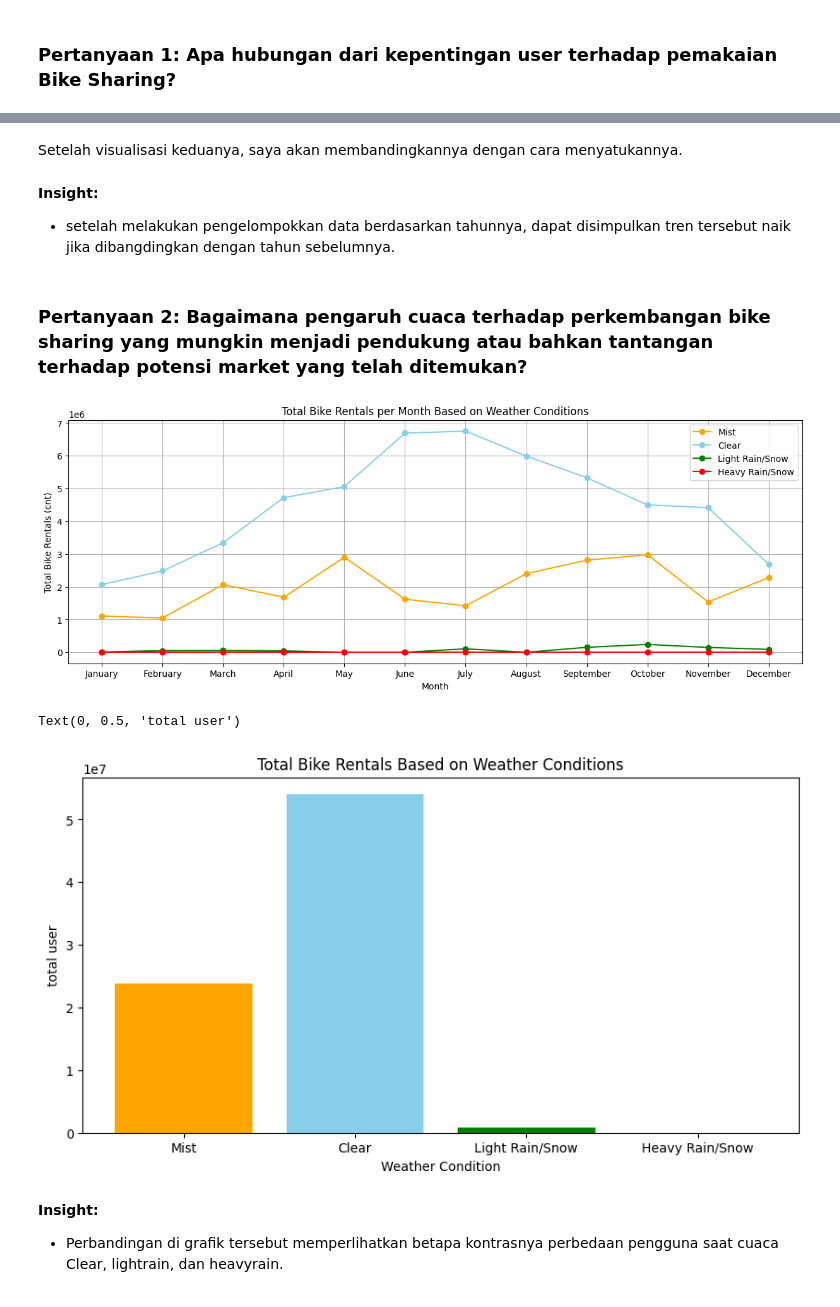
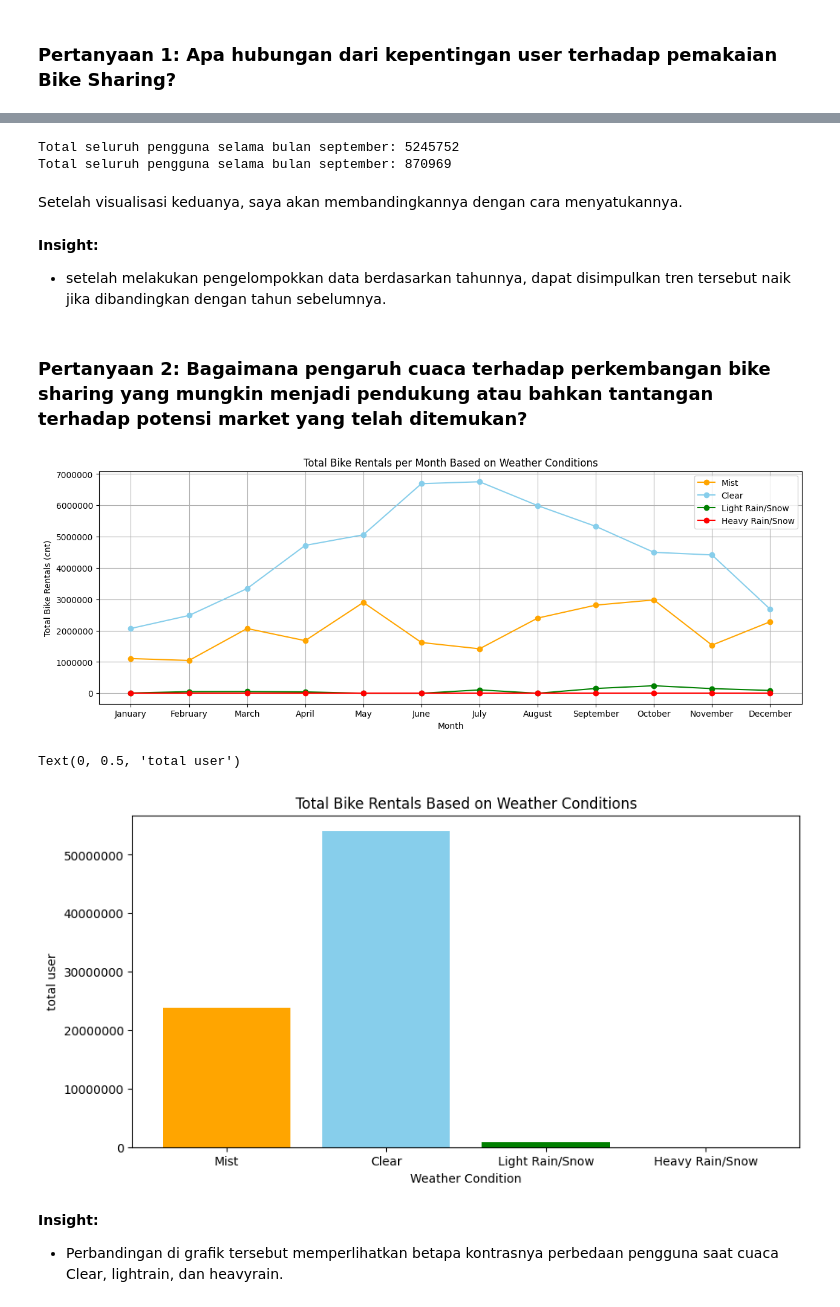
Before and after one commit to Occolus/latihanOlahData, a Jupyter notebook: Proyek_Analisis_Data.ipynb, the cells around one changed output, grey strips where cells are left out. Saved outputs shown, nothing was run; the diff lists cells and outputs as text; code cells hidden in the pictures.

```diff
--- a/Proyek_Analisis_Data.ipynb
+++ b/Proyek_Analisis_Data.ipynb
@@ -354,29 +356,42 @@ plt.show()
+# %%
+dataUserJanuary = merged_df[(merged_df['mnth'] == 'September')&(merged_df['yr'] == 1)][['dteday', 'casual', 'registered']]
+dataUserJanuary['total_users'] = dataUserJanuary['casual'] + dataUserJanuary['registered']
+totalUserSeptember = dataUserJanuary['total_users'].sum()
+print("Total seluruh pengguna selama bulan september:", totalUserSeptember)
+
+dataUserJanuary = merged_df[(merged_df['mnth'] == 'January')&(merged_df['yr'] == 0)][['dteday', 'casual', 'registered']]
+dataUserJanuary['total_users'] = dataUserJanuary['casual'] + dataUserJanuary['registered']
+totalUserSeptember = dataUserJanuary['total_users'].sum()
+print("Total seluruh pengguna selama bulan september:", totalUserSeptember)
+# %% [output]
+Total seluruh pengguna selama bulan september: 5245752
+Total seluruh pengguna selama bulan september: 870969
 # %% [markdown]
 Setelah visualisasi keduanya, saya akan membandingkannya dengan cara menyatukannya.
 # %% [markdown]
 **Insight:**
-- setelah melakukan pengelompokkan data berdasarkan tahunnya, dapat disimpulkan tren tersebut naik jika dibangdingkan dengan tahun sebelumnya.
+- setelah melakukan pengelompokkan data berdasarkan tahunnya, dapat disimpulkan tren tersebut naik jika dibandingkan dengan tahun sebelumnya.
 # %% [markdown]
 ### Pertanyaan 2: Bagaimana pengaruh cuaca terhadap perkembangan bike sharing yang mungkin menjadi pendukung atau bahkan tantangan terhadap potensi market yang telah ditemukan?
 # %%
 plt.figure(figsize=(15, 5))
 
 plt.plot(mist_data.index, mist_data.values, label='Mist', marker='o', color='orange')
 plt.plot(clear_data.index, clear_data.values, label='Clear', marker='o', color='skyblue')
 plt.plot(lightrain_data.index, lightrain_data.values, label='Light Rain/Snow', marker='o', color='green')
 plt.plot(Heavyrain_data.index, Heavyrain_data.values, label='Heavy Rain/Snow', marker='o', color='red')
 
 plt.grid(True)
 
 plt.title('Total Bike Rentals per Month Based on Weather Conditions')
 plt.xlabel('Month')
 plt.ylabel('Total Bike Rentals (cnt)')
-
+plt.ticklabel_format(axis='y',style='plain',scilimits=(0,0))
 plt.legend()
 
 plt.show()
 # %% [output]
-[figure, old version]
+[figure, new version]
 # %%
 weather_data = {
     'Mist': mist_data.sum(),
@@ -387,6 +402,7 @@ weather_data = {
 
 # Creating a bar chart
 plt.figure(figsize=(10, 5))
+plt.ticklabel_format(axis='y',style='plain',scilimits=(0,0))
 plt.bar(weather_data.keys(), weather_data.values(), color=['orange', 'skyblue', 'green', 'red'])
 
 # Adding labels and title
@@ -395,7 +411,7 @@ plt.xlabel('Weather Condition')
 plt.ylabel('total user')
 # %% [output]
 Text(0, 0.5, 'total user')
-[figure, old version]
+[figure, new version]
 # %% [markdown]
 **Insight:**
 - Perbandingan di grafik tersebut memperlihatkan betapa kontrasnya perbedaan pengguna saat cuaca Clear, lightrain, dan heavyrain.
```
Also changed, not shown: parts of 5 cells of this notebook.
